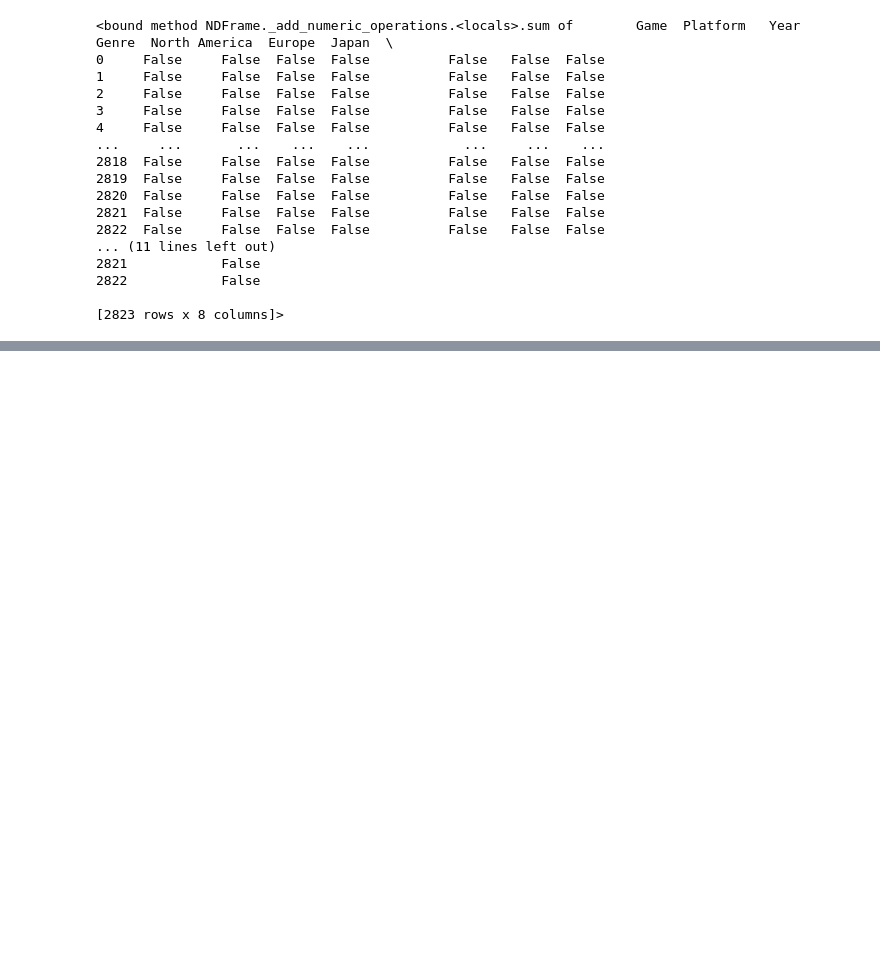
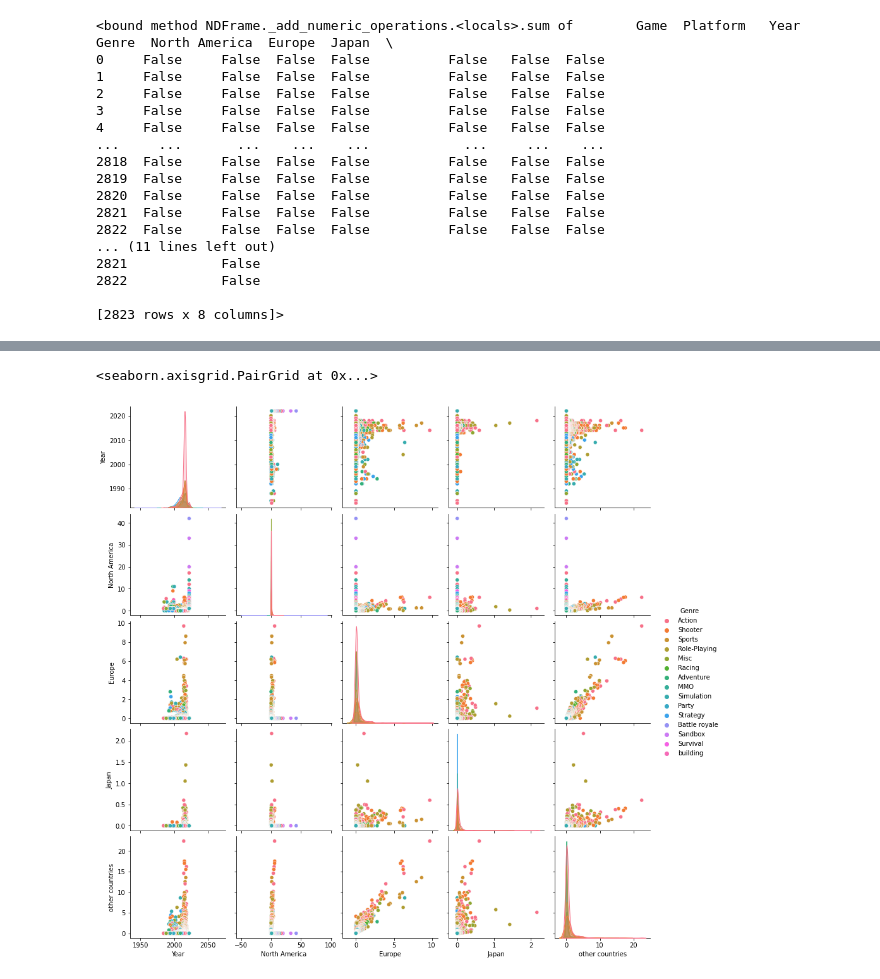
Before and after one commit to jwetapatel/Final-Project_Group4, a Jupyter notebook: Videogame_Sales_Forcasting.ipynb, the cells around one changed output, grey strips where cells are left out. Cells and saved outputs as stored; diff of their text form; code cells hidden in the pictures; blank space fills up the shorter version.

```diff
--- a/Videogame_Sales_Forcasting.ipynb
+++ b/Videogame_Sales_Forcasting.ipynb
@@ -141,0 +148,5 @@ plt.show()
+# %%
+sns.pairplot(vgd_df,hue='Genre')
+# %% [output]
+<seaborn.axisgrid.PairGrid at 0x...>
+[figure, added]
```
Also changed, not shown: parts of 10 cells of this notebook, 4 other files.
